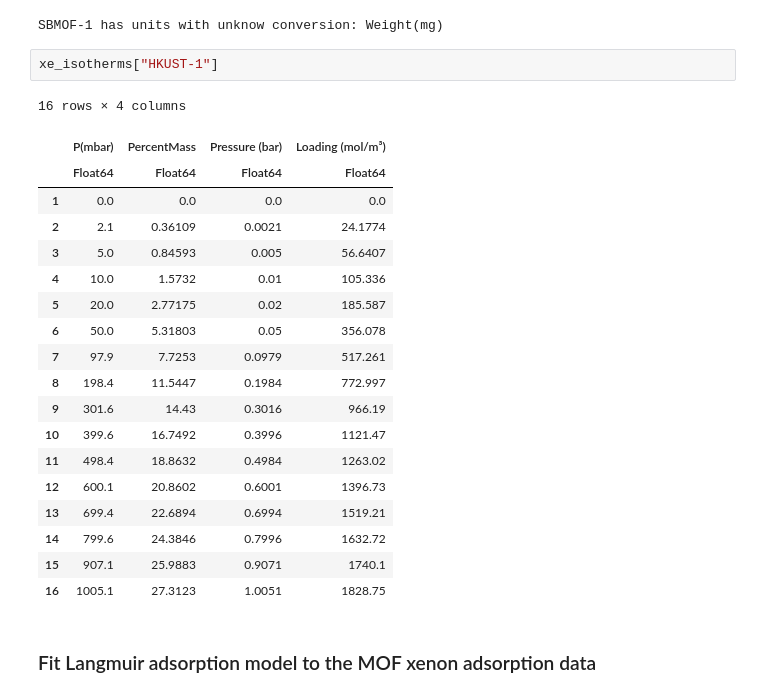
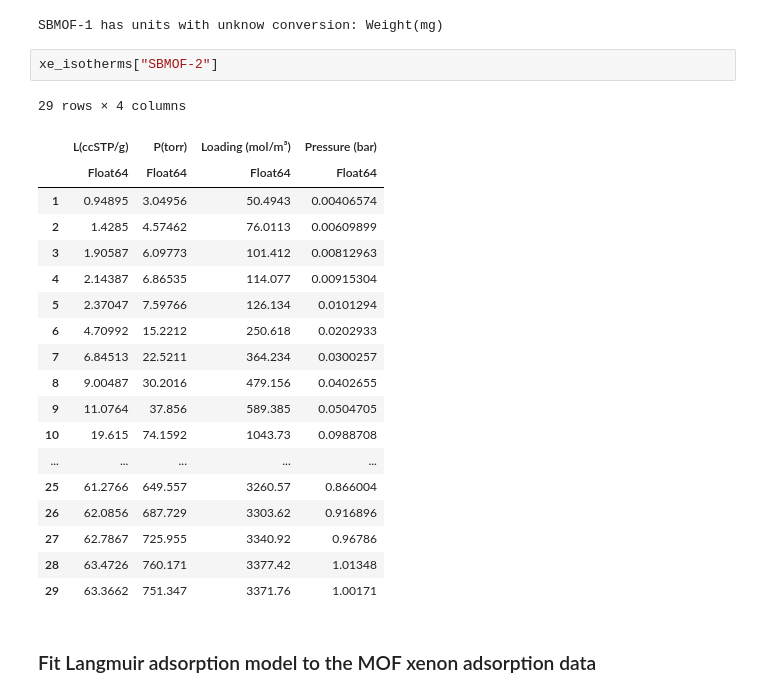
Before and after one commit to SimonEnsemble/PropellantStorage, a Jupyter notebook: Xe_Propellant_Storage.ipynb, the cells around one changed output. Saved outputs shown, nothing was run; the diff lists cells and outputs as text.

```diff
--- a/Xe_Propellant_Storage.ipynb
+++ b/Xe_Propellant_Storage.ipynb
@@ -342,28 +358,28 @@ for mof in keys(xe_isotherms)
 end
 # %% [output]
 SBMOF-1 has units with unknow conversion: Weight(mg)
-# %%
-xe_isotherms["HKUST-1"]
-# %% [output]
-16 rows × 4 columns
-|  | P(mbar) | PercentMass | Pressure (bar) | Loading (mol/m³) |
-|  | Float64 | Float64 | Float64 | Float64 |
-| 1 | 0.0 | 0.0 | 0.0 | 0.0 |
-| 2 | 2.1 | 0.36109 | 0.0021 | 24.1774 |
-| 3 | 5.0 | 0.84593 | 0.005 | 56.6407 |
-| 4 | 10.0 | 1.5732 | 0.01 | 105.336 |
-| 5 | 20.0 | 2.77175 | 0.02 | 185.587 |
-| 6 | 50.0 | 5.31803 | 0.05 | 356.078 |
-| 7 | 97.9 | 7.7253 | 0.0979 | 517.261 |
-| 8 | 198.4 | 11.5447 | 0.1984 | 772.997 |
-| 9 | 301.6 | 14.43 | 0.3016 | 966.19 |
-| 10 | 399.6 | 16.7492 | 0.3996 | 1121.47 |
-| 11 | 498.4 | 18.8632 | 0.4984 | 1263.02 |
-| 12 | 600.1 | 20.8602 | 0.6001 | 1396.73 |
-| 13 | 699.4 | 22.6894 | 0.6994 | 1519.21 |
-| 14 | 799.6 | 24.3846 | 0.7996 | 1632.72 |
-| 15 | 907.1 | 25.9883 | 0.9071 | 1740.1 |
-| 16 | 1005.1 | 27.3123 | 1.0051 | 1828.75 |
+# %%
+xe_isotherms["SBMOF-2"]
+# %% [output]
+29 rows × 4 columns
+|  | L(ccSTP/g) | P(torr) | Loading (mol/m³) | Pressure (bar) |
+|  | Float64 | Float64 | Float64 | Float64 |
+| 1 | 0.94895 | 3.04956 | 50.4943 | 0.00406574 |
+| 2 | 1.4285 | 4.57462 | 76.0113 | 0.00609899 |
+| 3 | 1.90587 | 6.09773 | 101.412 | 0.00812963 |
+| 4 | 2.14387 | 6.86535 | 114.077 | 0.00915304 |
+| 5 | 2.37047 | 7.59766 | 126.134 | 0.0101294 |
+| 6 | 4.70992 | 15.2212 | 250.618 | 0.0202933 |
+| 7 | 6.84513 | 22.5211 | 364.234 | 0.0300257 |
+| 8 | 9.00487 | 30.2016 | 479.156 | 0.0402655 |
+| 9 | 11.0764 | 37.856 | 589.385 | 0.0504705 |
+| 10 | 19.615 | 74.1592 | 1043.73 | 0.0988708 |
+| ... | ... | ... | ... | ... |
+| 25 | 61.2766 | 649.557 | 3260.57 | 0.866004 |
+| 26 | 62.0856 | 687.729 | 3303.62 | 0.916896 |
+| 27 | 62.7867 | 725.955 | 3340.92 | 0.96786 |
+| 28 | 63.4726 | 760.171 | 3377.42 | 1.01348 |
+| 29 | 63.3662 | 751.347 | 3371.76 | 1.00171 |
 # %% [markdown]
 ### Fit Langmuir adsorption model to the MOF xenon adsorption data
 # %%
```
Also changed, not shown: parts of 14 cells of this notebook, 2 other files.
